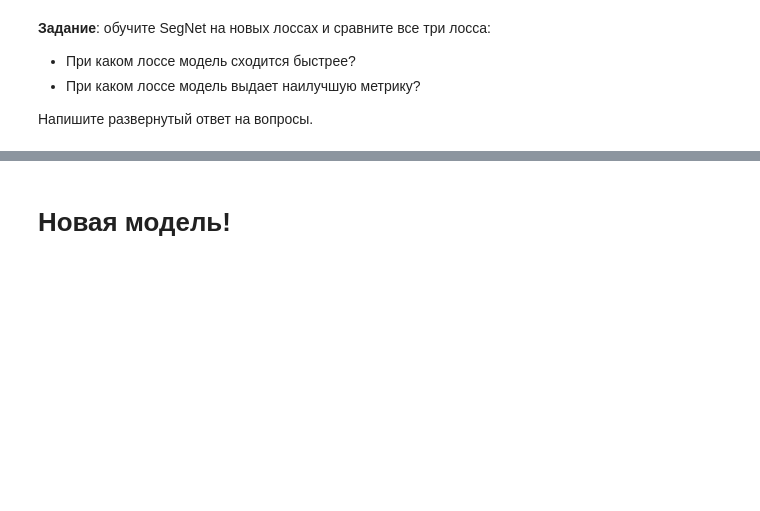
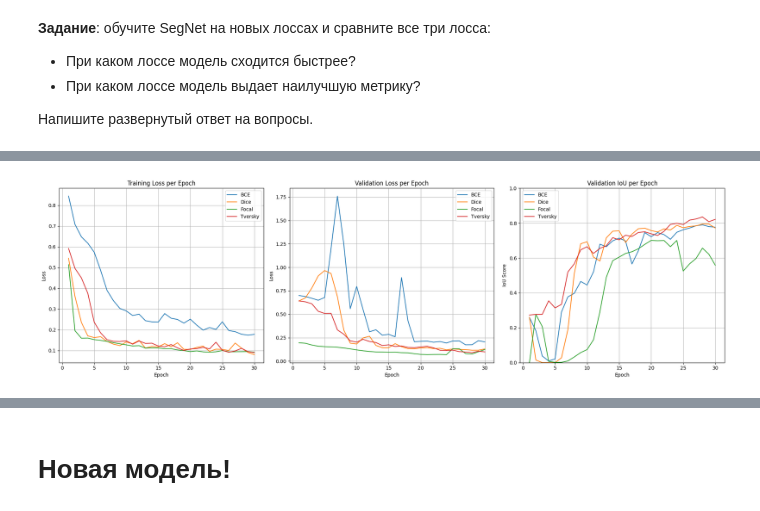
Before and after one commit to bobereek/mipt_dls, a Jupyter notebook: hw_6_semantic_segmentation.ipynb, the cells around one changed output, grey strips where cells are left out. Cells and saved outputs as stored; diff of their text form; code cells hidden in the pictures; blank space fills up the shorter version.

```diff
--- a/hw_6_semantic_segmentation.ipynb
+++ b/hw_6_semantic_segmentation.ipynb
@@ -556,3 +568,5 @@ ckpt_path = '/content/checkpoints'
+# %%
+iou_score = JaccardIndex(threshold=0.5, task="binary", average='none').to(device)
 # %%
 def train(train_dataloader, val_dataloader, model, optimizer, criterion, num_epoch):
     train_loss = []
@@ -960,0 +864,6 @@ segnet_model_tversky = SegNet().to(device)
+# %%
+print("DICE")
+segnet_model_dice = SegNet().to(device)
+opt_dice = torch.optim.AdamW(segnet_model_dice.parameters(), lr=3e-4)
+dice = dice_loss
+statistics_dice_segnet = train(train_dataloader, valid_dataloader, segnet_model_dice, opt_dice, dice, 30)
@@ -960,0 +893,6 @@ segnet_model_tversky = SegNet().to(device)
+# %%
+print("FOCAL")
+segnet_model_focal = SegNet().to(device)
+opt_focal = torch.optim.AdamW(segnet_model_focal.parameters(), lr=3e-4)
+focal = focal_loss
+statistics_focal_segnet = train(train_dataloader, valid_dataloader, segnet_model_focal, opt_focal, focal, 30)
@@ -960,0 +922,6 @@ segnet_model_tversky = SegNet().to(device)
+# %%
+print("TVERSKY")
+segnet_model_tversky = SegNet().to(device)
+opt_tversky = torch.optim.AdamW(segnet_model_tversky.parameters(), lr=3e-4)
+tversky = tversky_loss
+statistics_tversky_segnet = train(train_dataloader, valid_dataloader, segnet_model_tversky, opt_tversky, tversky, 30)
@@ -960,0 +951,59 @@ segnet_model_tversky = SegNet().to(device)
+# %%
+stats_list_segnet = {
+    "BCE": statistics_bce_segnet,
+    "Dice": statistics_dice_segnet,
+    "Focal": statistics_focal_segnet,
+    "Tversky": statistics_tversky_segnet,
+}
+
+train_loss_key = 'train loss'
+val_loss_key = 'val_loss'
+val_iou_key = 'val_iou'
+
+
+num_epochs = 30
+epochs = range(1, num_epochs + 1)
+
+
+# --- Создание графиков ---
+fig, axes = plt.subplots(1, 3, figsize=(20, 6))
+
+# --- График 1: Training Loss ---
+ax = axes[0]
+for name, stats in stats_list_segnet.items():
+    ax.plot(epochs, stats[train_loss_key], label=f'{name}')
+
+ax.set_title('Training Loss per Epoch')
+ax.set_xlabel('Epoch')
+ax.set_ylabel('Loss')
+ax.legend()
+ax.grid(True)
+
+# --- График 2: Validation Loss ---
+ax = axes[1]
+for name, stats in stats_list_segnet.items():
+    ax.plot(epochs, stats[val_loss_key], label=f'{name}')
+
+ax.set_title('Validation Loss per Epoch')
+ax.set_xlabel('Epoch')
+ax.set_ylabel('Loss')
+ax.legend()
+ax.grid(True)
+
+# --- График 3: Validation IoU ---
+ax = axes[2]
+for name, stats in stats_list_segnet.items():
+    ax.plot(epochs, stats[val_iou_key], label=f'{name}')
+
+ax.set_title('Validation IoU per Epoch')
+ax.set_xlabel('Epoch')
+ax.set_ylabel('IoU Score')
+
+ax.set_ylim(0, 1)
+ax.legend()
+ax.grid(True)
+
+plt.tight_layout()
+plt.show()
+# %% [output]
+[figure, added]
```
Also changed, not shown: parts of 50 cells of this notebook.
